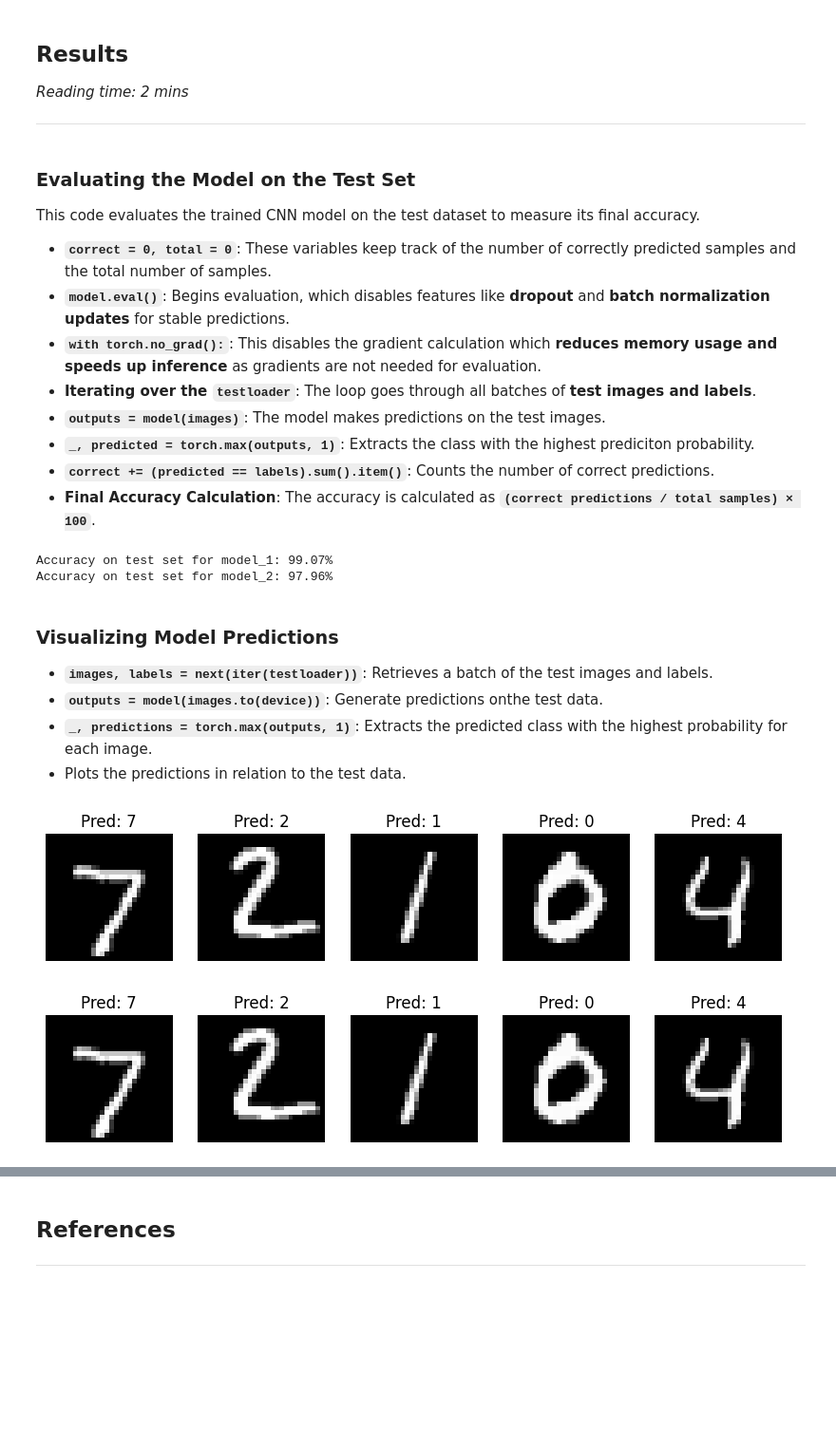
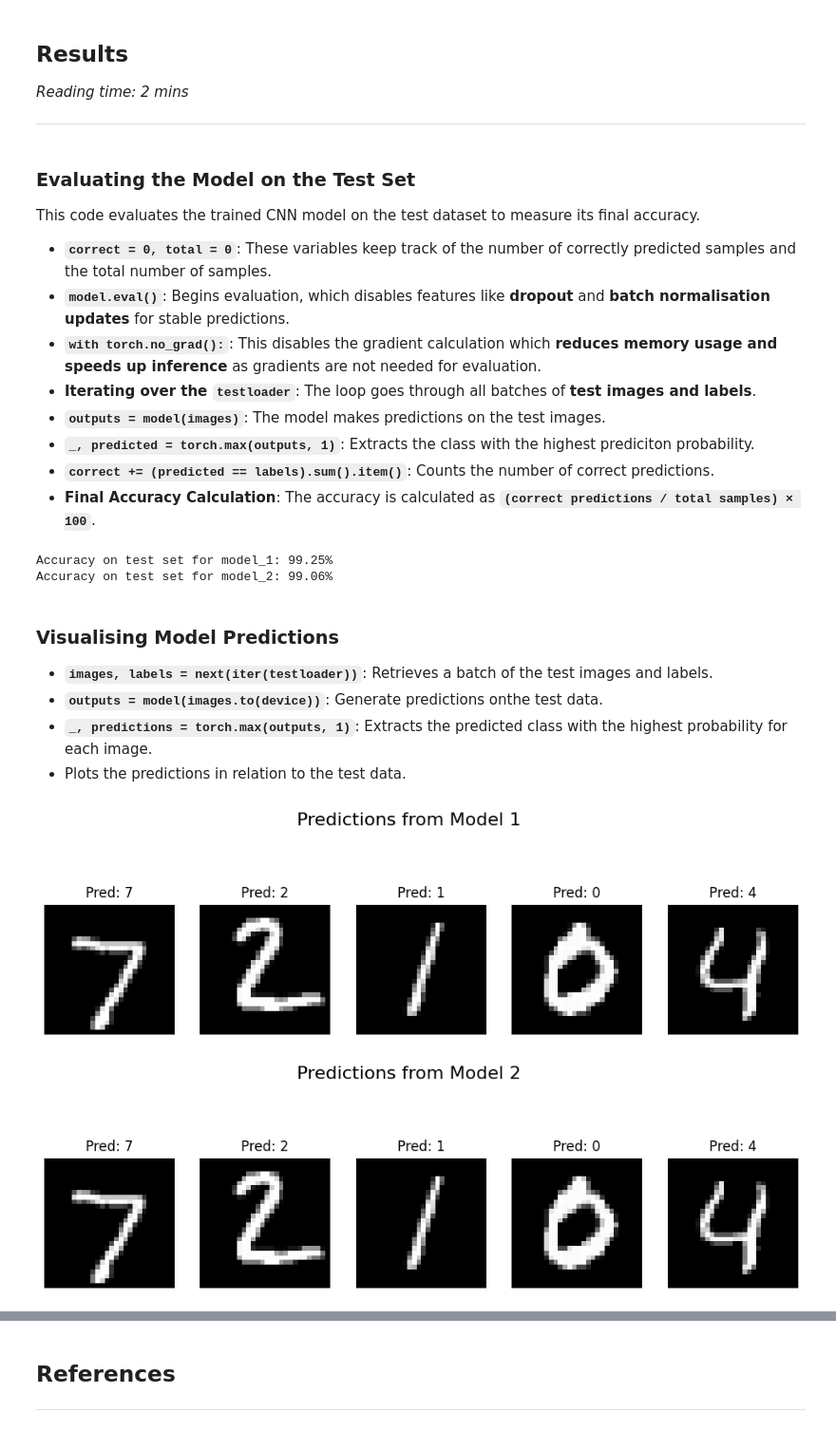
Before and after one commit to Robert151003/AAI-Coursework, a Jupyter notebook: coursework.ipynb, the cells around one changed output, grey strips where cells are left out. Shown: that part at 95% size. Cells and saved outputs as stored; diff of their text form; code cells hidden in the pictures; blank space fills up the shorter version.

```diff
--- a/coursework.ipynb
+++ b/coursework.ipynb
@@ -126,7 +126,7 @@ class CNN(nn.Module):
         return x
 
 model1 = CNN(1, 32, 3, 2, 1, 2, 128)
-model2 = CNN(1, 32, 3, 2, 1, 2, 128)
+model2 = CNN(1, 64, 3, 2, 1, 2, 256)
 # %% [markdown]
 The spatial size of the MNIST dataset is **28x28** with a **colour channel of 1** (greyscaled), resulting in the **spatial dimensions being 1x28x28**. For `model1`, the first convolutional layer takes the input image and **applies 32 filters of size 3x3 with a padding of 1**. This preserves the spatial dimensions, and thus **results in an output size of 32x28x28**. Following this is a pooling layer with a **kernel size and stride of 2**, reducing the width and height by half. This produces the **feature map of spatial dimensions 32x14x14**. The second convolutional layer takes the feature map, and **applies 64 filters to it of size 3x3**, resulting in **spatial dimensions of 64x14x14**. Another pooling layer is then applied, halving the width and height again, thus resulting in a **spatial size of 64x7x7**. Before passing the data to the fully connected layers, the output is **flattened into a 1D tensor of size 64x7x7=3136**. This is then fed into the first fully connected layer, **reducing it to 128 neurons**. The second fully connected layer then **maps the 128 features to the 10 output classes**, representing the number of categories in the classification task.
 
@@ -321,7 +329,7 @@ Training complete for model_2. Best Validation Accuracy: 97.96%
 This code evaluates the trained CNN model on the test dataset to measure its final accuracy.
 
 - **`correct = 0, total = 0`**: These variables keep track of the number of correctly predicted samples and the total number of samples.
-- **`model.eval()`**: Begins evaluation, which disables features like **dropout** and **batch normalization updates** for stable predictions.
+- **`model.eval()`**: Begins evaluation, which disables features like **dropout** and **batch normalisation updates** for stable predictions.
 - **`with torch.no_grad():`**: This disables the gradient calculation which **reduces memory usage and speeds up inference** as gradients are not needed for evaluation.
 - **Iterating over the `testloader`**: The loop goes through all batches of **test images and labels**.
 - **`outputs = model(images)`**: The model makes predictions on the test images.
@@ -348,35 +356,35 @@ def evaluate_model(model, model_name):
 evaluate_model(model1, "model_1")
 evaluate_model(model2, "model_2")
 # %% [output]
-Accuracy on test set for model_1: 99.07%
-Accuracy on test set for model_2: 97.96%
+Accuracy on test set for model_1: 99.25%
+Accuracy on test set for model_2: 99.06%
 # %% [markdown]
-### **Visualizing Model Predictions**
+### **Visualising Model Predictions**
 
 - **`images, labels = next(iter(testloader))`**: Retrieves a batch of the test images and labels.
 - **`outputs = model(images.to(device))`**: Generate predictions onthe test data.
 - **`_, predictions = torch.max(outputs, 1)`**: Extracts the predicted class with the highest probability for each image.
 - Plots the predictions in relation to the test data.
 # %%
-def visualize_predictions(model, model_name):
+def visualise_predictions(model, model_name):
     images, labels = next(iter(testloader))
     outputs = model(images.to(device))
     _, predictions = torch.max(outputs, 1)
 
     fig, axes = plt.subplots(1, 5, figsize=(12, 4))
     fig.suptitle(f'Predictions from {model_name}', fontsize=16)
 
     for i in range(5):
         img = images[i].numpy().squeeze()
         axes[i].imshow(img, cmap="gray")
         axes[i].set_title(f'Pred: {predictions[i].item()}')
         axes[i].axis('off')
 
     plt.show()
 
-visualize_predictions(model1, "Model 1")
-visualize_predictions(model2, "Model 2")
+visualise_predictions(model1, "Model 1")
+visualise_predictions(model2, "Model 2")
 # %% [output]
-[figure, old version]
+[figure, new version]
-[figure, old version]
+[figure, new version]
 # %% [markdown]
```
Also changed, not shown: parts of 12 cells of this notebook, 2 other files.
